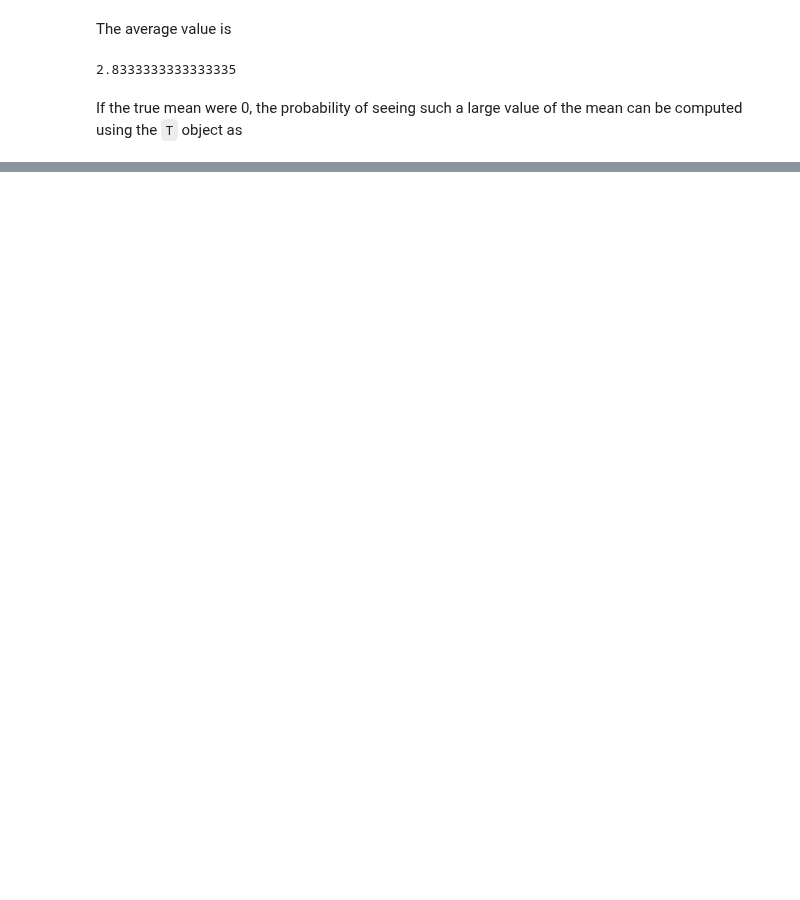
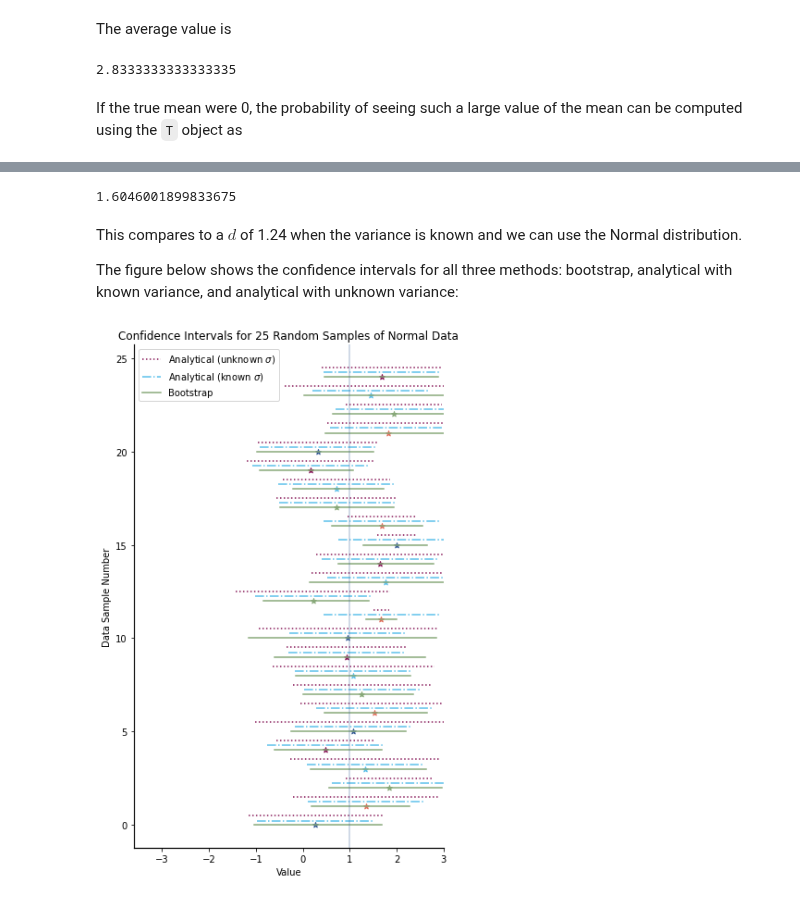
Before and after one commit to datalayer-courses/foundations-of-data-science-with-python, a Jupyter notebook: 09-moments/confidence-intervals-estimates.ipynb, the cells around one changed output, grey strips where cells are left out. Cells and saved outputs as stored; diff of their text form; code cells hidden in the pictures; blank space fills up the shorter version.

```diff
--- a/09-moments/confidence-intervals-estimates.ipynb
+++ b/09-moments/confidence-intervals-estimates.ipynb
@@ -420,0 +502,75 @@ variances
+# %%
+# The data
+x= np.array([-0.41957876,  0.96561764,  1.63882274, -3.53066214, -1.75490733,
+        4.89996147, -0.12762015, -0.68747518,  1.44907716,  0.21724457])
+n=len(x)
+
+# Set C and calculate alpha
+C = 95/100
+alpha = (1-C)/2
+
+# Calculate the standard deviation estimate
+s = np.std(x, ddof=1)
+
+# Now create the scaled Student's t distribution object using SciPy
+T = stats.t(df = n - 1, scale=s/np.sqrt(n) )
+
+# And now find the value of d using the inverse survival function
+T.isf(alpha)
+# %% [output]
+1.6046001899833675
+# %% [markdown]
+This compares to a $d$ of 1.24 when the variance is known and we can use the Normal distribution.
+
+The figure below shows the confidence intervals for all three methods: bootstrap, analytical with  known variance, and analytical with unknown variance:
+# %%
+npr.seed(5678)
+
+num_sims = 25
+data_size = 10
+
+C=95
+alpha = (1-C/100)/2
+
+
+X = stats.norm(1,2 )
+d = 2 / np.sqrt(data_size) * qinv(alpha)
+
+plt.figure(figsize = (6,10) )
+for sim in range(num_sims):
+  Xvals = X.rvs(data_size)
+  avg = Xvals.mean()
+
+  # Now do bootstrap sampling
+  num_bs_sims = 1000
+  bs_averages = np.zeros(num_bs_sims)
+  for bs_sim in range(num_bs_sims):
+    bs_sample = npr.choice(Xvals, data_size)
+    bs_avg = bs_sample.mean()
+    bs_averages[bs_sim] = bs_avg
+
+  percentiles = np.percentile(bs_averages, [100*alpha, 100*(1-alpha)])
+
+  # Add Student's t approach
+  s = np.std(bs_sample, ddof=1)
+  T = stats.t(df = data_size-1, scale=s/np.sqrt(data_size) )
+  d2 = T.isf(alpha)
+  if sim ==0:
+    plt.plot([avg-d2, avg+d2], [sim+0.5, sim+0.5], color='C4', linestyle=':', label = 'Analytical (unknown $\sigma$)')
+    plt.plot([avg-d, avg+d], [sim+0.2, sim+0.2], color='C3', linestyle='-.', label = 'Analytical (known $\sigma$)')
+    plt.plot(percentiles, [sim, sim], color='C2', label = 'Bootstrap')
+  else:
+    plt.plot([avg-d2, avg+d2], [sim+0.5, sim+0.5], color='C4', linestyle=':')
+    plt.plot(percentiles, [sim, sim], color='C2')
+    plt.plot([avg-d, avg+d], [sim+0.25, sim+0.25], color='C3', linestyle='-.')
+
+  plt.scatter(avg, sim, marker='*')
+
+plt.axvline(1, alpha=0.3)
+plt.ylabel('Data Sample Number');
+plt.xlabel('Value');
+plt.legend();
+plt.xlim(-3.6, 3);
+plt.title('Confidence Intervals for 25 Random Samples of Normal Data');
+# %% [output]
+[figure, added]
```
Also changed, not shown: parts of 29 cells of this notebook.
